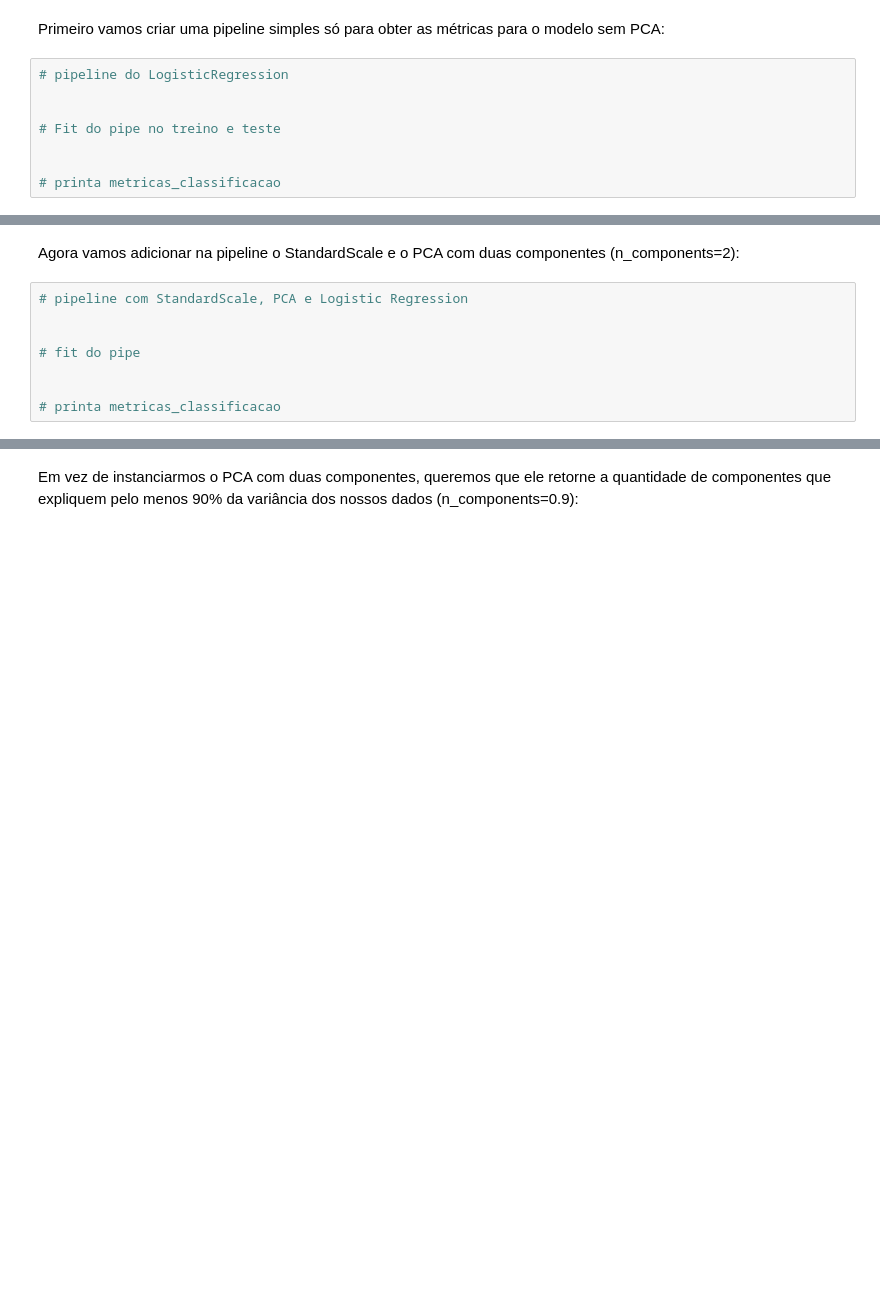
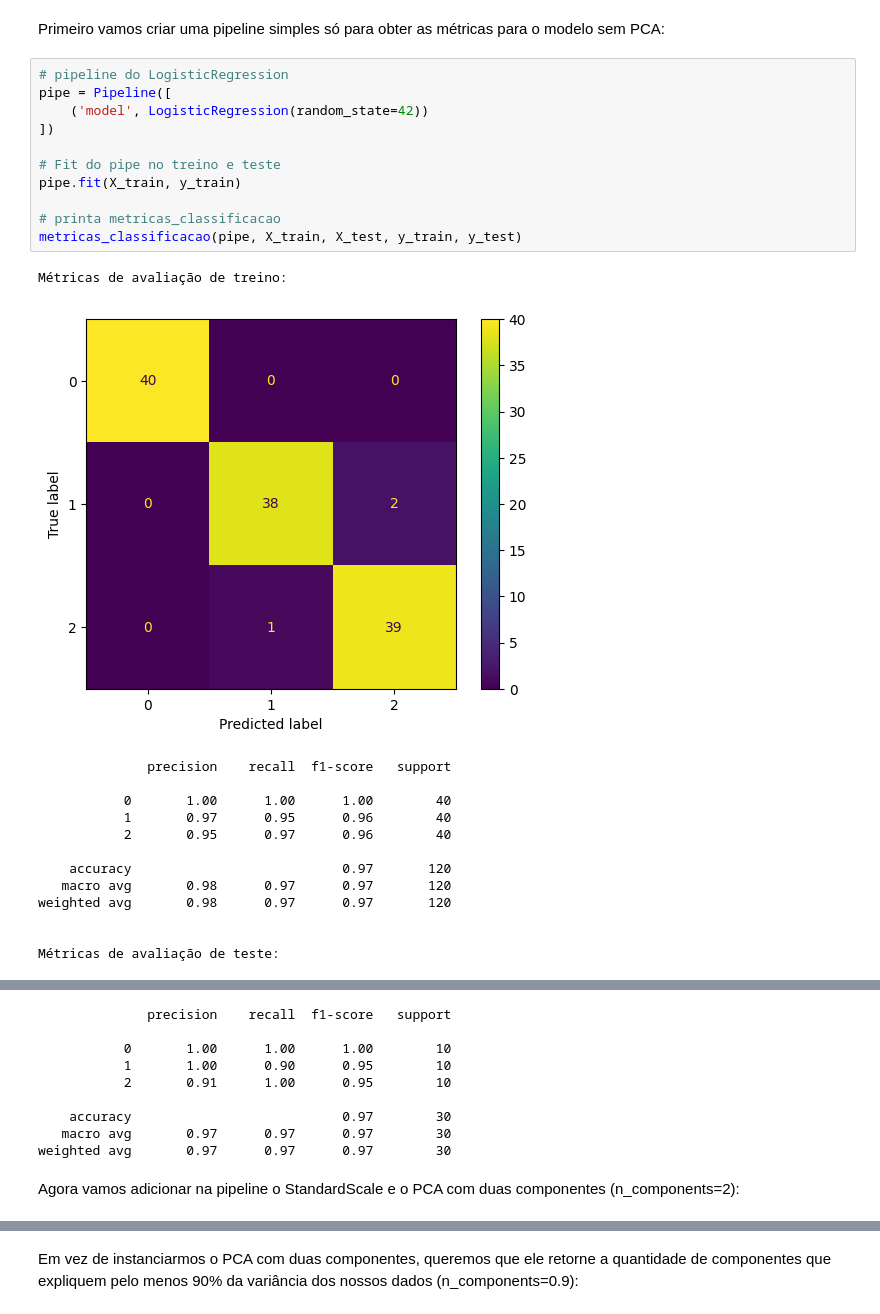
Before and after one commit to patriciacatandi/Lets_Code_DS_Degree_Alunos_ML, a Jupyter notebook: Módulo 11 - Machine Learning III/2 - PCA/Redução de dimensionalidade Aluno.ipynb, the cells around one changed output, grey strips where cells are left out. Cells and saved outputs as stored; diff of their text form; blank space fills up the shorter version.

```diff
--- a/Módulo 11 - Machine Learning III/2 - PCA/Redução de dimensionalidade Aluno.ipynb
+++ b/Módulo 11 - Machine Learning III/2 - PCA/Redução de dimensionalidade Aluno.ipynb
@@ -259,9 +335,27 @@ from sklearn.linear_model import LogisticRegression
 Primeiro vamos criar uma pipeline simples só para obter as métricas para o modelo sem PCA:
 # %%
 # pipeline do LogisticRegression
-
+pipe = Pipeline([
+    ('model', LogisticRegression(random_state=42))
+])
 
 # Fit do pipe no treino e teste
-
+pipe.fit(X_train, y_train)
 
 # printa metricas_classificacao
+metricas_classificacao(pipe, X_train, X_test, y_train, y_test)
+# %% [output]
+Métricas de avaliação de treino:
+[figure, added]
+              precision    recall  f1-score   support
+
+           0       1.00      1.00      1.00        40
+           1       0.97      0.95      0.96        40
+           2       0.95      0.97      0.96        40
+
+    accuracy                           0.97       120
+   macro avg       0.98      0.97      0.97       120
+weighted avg       0.98      0.97      0.97       120
+
+
+Métricas de avaliação de teste:
@@ -268,10 +363,11 @@ Primeiro vamos criar uma pipeline simples só para obter as métricas para o mod
+              precision    recall  f1-score   support
+
+           0       1.00      1.00      1.00        10
+           1       1.00      0.90      0.95        10
+           2       0.91      1.00      0.95        10
+
+    accuracy                           0.97        30
+   macro avg       0.97      0.97      0.97        30
+weighted avg       0.97      0.97      0.97        30
 # %% [markdown]
 Agora vamos adicionar na pipeline o StandardScale e o PCA com duas componentes (n_components=2):
-# %%
-# pipeline com StandardScale, PCA e Logistic Regression
-
-
-# fit do pipe
-
-
-# printa metricas_classificacao
```
Also changed, not shown: parts of 24 cells of this notebook, 1 other file.
